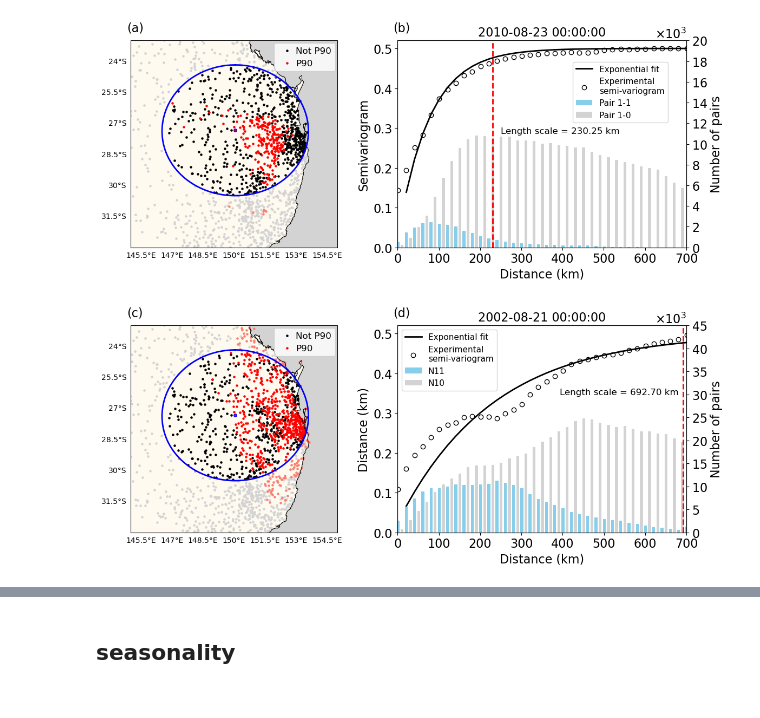
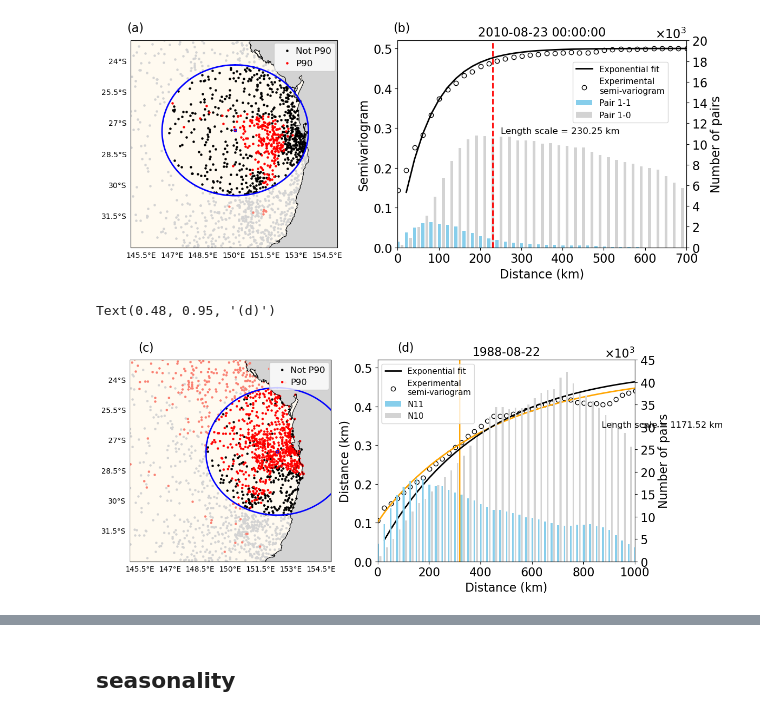
Before and after one commit to dongqi-DQ/Semi-variogram_AU, a Jupyter notebook: Demo.ipynb, the cells around one changed output, grey strips where cells are left out. Drawn from its saved outputs; the diff is of its cells as text; code cells hidden in the pictures.

```diff
--- a/Demo.ipynb
+++ b/Demo.ipynb
@@ -37,6 +37,6 @@ spec_id = 40082
 # %%
-df_scale = pd.read_csv(f"./data/moving_testing/{spec_id}_pair_scale_moving_list_all_events.csv")
+df_scale = pd.read_csv(f"./data/all_AU_p90_500km/{spec_id}_pair_scale_spherical_moving_list_all_events.csv")
 # %%
-df_bins = pd.read_csv(f"./data/moving_testing/{spec_id}_pair_bins_moving_list_all_events.csv")
+df_bins = pd.read_csv(f"./data/all_AU_p90_500km/{spec_id}_pair_bins_moving_list_all_events.csv")
 # %%
-df_stations_p90 = pd.read_csv(f"./data/moving_testing/{spec_id}_station_moving_list_all_events.csv")
+df_stations_p90 = pd.read_csv(f"./data/all_AU_p90_500km/{spec_id}_station_moving_list_all_events.csv")
@@ -102,5 +137,5 @@ df_scale[df_scale["scale"]>500]
 # %% [markdown]
 # map plotting
 # %%
-center_lat, center_lon = -12.3722,  130.8653#-27.3410 , 150.0621# -27.5436, 152.3375# -24.1967, 150.3714 #
+center_lat, center_lon =-31.5627, 146.7179# -27.3410 , 150.0621#-12.3722,  130.8653# -27.5436, 152.3375#-27.3410 , 150.0621#  -24.1967, 150.3714 #
 # %%
@@ -279,7 +452,7 @@ plt.savefig("/g/data/k10/dl6968/Semi-variogram_AU/figures/Figure_demo_small.png"
 # %% [output]
 [figure]
 # %%
-days = 274
+days = 363#361
 #361 - why nugget and sill are important for 40082
  #242
 #374
@@ -337,9 +510,15 @@ ax.set_ylim([-33,-23])
 plt.tight_layout()
 
 ax2 = fig.add_subplot(122)
-bins = df_bins["Bins"][df_bins["Day"]==days]
-gamma = df_bins["gamma"][df_bins["Day"]==days]
+bins = df_bins["Bins"][df_bins["Day"]==days].values
+gamma = df_bins["gamma"][df_bins["Day"]==days].values
 
+cov_model = gs.Matern(dim=2)
+_ = cov_model.fit_variogram(bins[gamma>0], gamma[gamma>0])
+y_fit = cov_model.variogram(bins)
+cov_scale = cov_model.len_scale
+ax2.plot(bins, y_fit, color="orange")
+ax2.axvline(x=cov_scale, color="orange")
 ax2.plot(bins[1:], df_bins["y_fit"][df_bins["Day"]==days].iloc[1:], color="k", linewidth=2, label = "Exponential fit")
 
 ax2.scatter(bins, gamma,facecolor="w", edgecolor="k", label="Experimental \nsemi-variogram")
@@ -347,34 +526,35 @@ ax2.scatter(bins, gamma,facecolor="w", edgecolor="k", label="Experimental \nsemi
 ax2.set_xlim([0,700])
 ax2.set_ylim([0,0.52])
 ax2.set_xlabel("Distance (km)")
 ax2.set_ylabel("Distance (km)")
 
 ax2t = ax2.twinx()
 ax2t.bar(bins, df_bins["N11"][df_bins["Day"]==days],width=7,facecolor="skyblue",label="N11")
 ax2t.bar(bins+10, df_bins["N10"][df_bins["Day"]==days],width=7,facecolor="lightgray",zorder=1,label="N10")
 ax2t.plot( [df_scale["scale"].iloc[days] for i in np.arange(0,46000,1000)], np.arange(0,46000,1000), "r--")
 lines, labels = ax2.get_legend_handles_labels()
 lines2, labels2 = ax2t.get_legend_handles_labels()
 ax2t.legend(lines + lines2, labels + labels2, loc="upper left",ncol=1,fontsize=11)#, bbox_to_anchor=((0.95,0.7)))
 scale = df_scale["scale"].iloc[days]
 ax2t.text( df_scale["scale"].iloc[days]-300, 30000, r"Length scale = " + f"{scale:.02f} km", fontsize = 12)
-ax2t.set_xlim([0,700])
+ax2t.set_xlim([0,1000])
 ax2t.set_ylim([0,45000])
 
 
 ax2t.yaxis.set_major_formatter(mticker.ScalarFormatter(useMathText=True))
 ax2t.ticklabel_format(style="sci", axis="y", scilimits=(3,3))  # Force 10³ notation
 
 ax2t.yaxis.set_major_locator(mticker.MaxNLocator(integer=True))
 
 
 ax2t.set_ylabel("Number of pairs")
 plt.title(df_bins["Date"][df_bins["Day"]==days].iloc[0])
 plt.tight_layout()
 plt.gcf().text(0.07, 0.95,"(c)", fontsize=16)
 plt.gcf().text(0.48, 0.95,"(d)", fontsize=16)
 
-plt.savefig("/g/data/k10/dl6968/Semi-variogram_AU/figures/Figure_demo_large.png", dpi=200, bbox_inches="tight")
+# plt.savefig("/g/data/k10/dl6968/Semi-variogram_AU/figures/Figure_demo_large.png", dpi=200, bbox_inches="tight")
 # %% [output]
+Text(0.48, 0.95, '(d)')
-[figure, old version]
+[figure, new version]
 # %%
```
Also changed, not shown: parts of 12 cells of this notebook, 21 other files.
